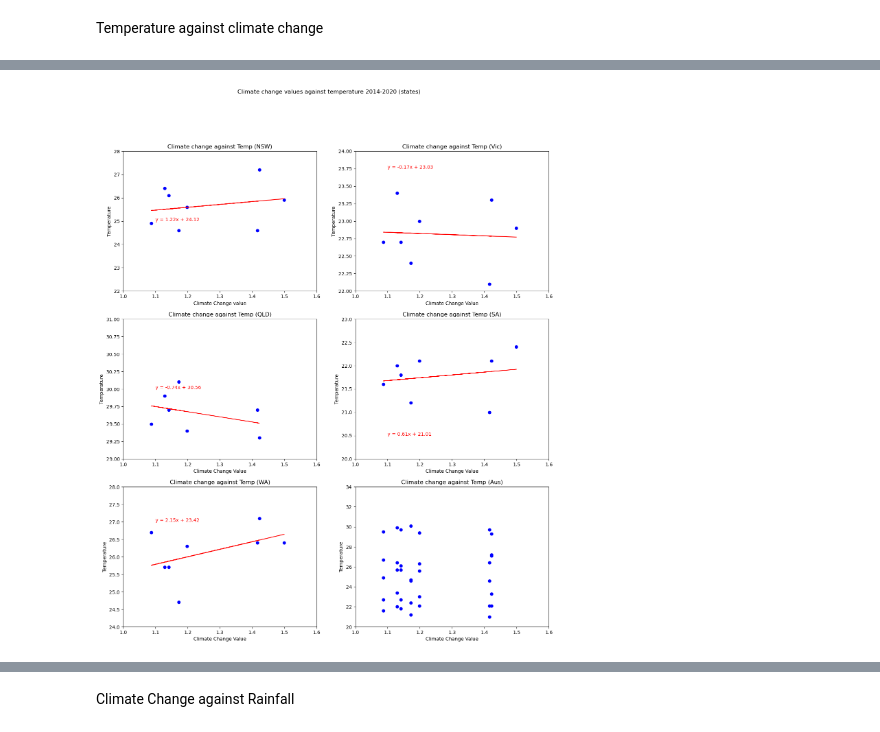
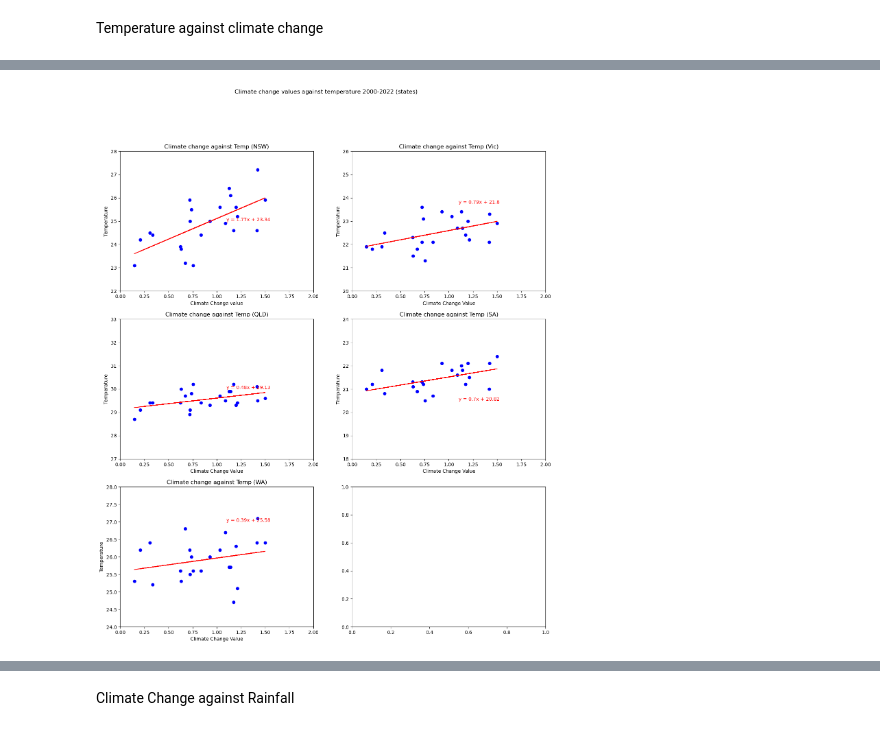
Before and after one commit to B-osborne1/project-one, a Jupyter notebook: project_main_script.ipynb, the cells around one changed output, grey strips where cells are left out. Saved outputs shown, nothing was run; the diff lists cells and outputs as text; code cells hidden in the pictures.

Commit message:
Finished graphing

```diff
--- a/project_main_script.ipynb
+++ b/project_main_script.ipynb
@@ -329,11 +574,11 @@ Name: 1990, dtype: float64
 climate_change_new_2017 = climate_change_2017[["2017-18","2018-19","2019-20","2020-21", "2021-22","2022-23", "2023-24"]]
 climate_change_new_2017 = climate_change_new_2017.T
 climate_change_new_2017 = climate_change_new_2017.rename(columns= {66:"Climate Change Value"})
-climate_change_new_2017.head()
+
 
 climate_change_new_1990 = climate_change_1990[["1990","1991","1992","1993","1994","1995","1996","1997","1998","1999","2000",
                                                "2001", "2002", "2003", "2004", "2005", "2006", "2007", "2008", "2009", "2010",
-                                               "2011", "2012", "2013", "2014", "2015", "2016", "2017", "2018", "2019", "2020"]] #"2021","2022"]]
+                                               "2011", "2012", "2013", "2014", "2015", "2016", "2017", "2018", "2019", "2020","2021","2022"]]
 climate_change_new_1990 = climate_change_new_1990.T
 climate_change_new_1990 = climate_change_new_1990.rename(columns= {66:"Climate Change Value"})
 
@@ -527,0 +593,8 @@ TypeError: ufunc 'divide' not supported for the input types, and the inputs coul
+# %%
+climate_change_new_2017["Year"] = climate_change_new_2017.index
+climate_change_new_2017 = climate_change_new_2017.reset_index(drop=True)
+climate_change_new_2017.head()
+
+climate_change_new_1990["Year"] = climate_change_new_1990.index
+climate_change_new_1990 = climate_change_new_1990.reset_index(drop=True)
+climate_change_new_1990.head()
@@ -585,12 +830,12 @@ KeyError: '2013'
 Temperature against climate change
 # %%
 climate_change_new_1990['Year'] = climate_change_new_1990['Year'].astype(float)
-climate_2013 = climate_change_new_1990.loc[climate_change_new_1990["Year"] > 2012]
+climate_2000 = climate_change_new_1990.loc[climate_change_new_1990["Year"] > 1999]
 # %%
-climate_2013['Year'] = climate_2013['Year'].astype(int)
+climate_2000['Year'] = climate_2000['Year'].astype(int)
 
-cc_weather = pd.merge(climate_2013, city_temp, how='left', on='Year')
-qld_cc_weather = cc_weather.dropna()
+cc_weather = pd.merge(climate_2000, temp_df_2000, how='left', on='Year')
+cc_weather.head()
 # %% [output]
 A value is trying to be set on a copy of a slice from a DataFrame.
 Try using .loc[row_indexer,col_indexer] = value instead
@@ -601,22 +852,22 @@ See the caveats in the documentation: https://pandas.pydata.org/pandas-docs/stab
 
 # Creating a multi plot with three rows and two columns
 fig, axs = plt.subplots(3, 2)
-fig.suptitle('Climate change values against temperature 2014-2020 (states)')
+fig.suptitle('Climate change values against temperature 2000-2022 (states)')
 fig.set_figheight(18)
 fig.set_figwidth(16)
 
 # NSW graph
 # Creating a scatter graph with the year as the x value and yield as the y value
-axs[0,0].scatter(cc_weather['Climate Change Value'], cc_weather['Dubbo Average'], c='blue', cmap="viridis")
+axs[0,0].scatter(cc_weather['Climate Change Value'], cc_weather['NSW Annual Max Mean Temp'], c='blue')
 axs[0,0].set_title('Climate change against Temp (NSW)')
 axs[0,0].set_ylabel('Temperature')
 axs[0,0].set_xlabel('Climate Change value')
-axs[0,0].set_xlim(1, 1.6)
+axs[0,0].set_xlim(0, 2)
 axs[0,0].set_ylim(22, 28)
 
 # NSW linear regression
 nsw_x_values = cc_weather['Climate Change Value']
-nsw_y_values = cc_weather['Dubbo Average']
+nsw_y_values = cc_weather['NSW Annual Max Mean Temp']
 (nsw_slope, nsw_intercept, nsw_rvalue, nsw_pvalue, nsw_stderr) = st.linregress(nsw_x_values, nsw_y_values)
 nsw_regress = nsw_x_values * nsw_slope + nsw_intercept
 axs[0,0].annotate(f"y = {round(nsw_slope,2)}x + {round(nsw_intercept,2)}", xy=(1.1,25), xycoords='data', color='red')
@@ -625,16 +876,16 @@ axs[0,0].plot(nsw_x_values,nsw_regress,"r-")
 #------
 
 # VIC graph
-axs[0,1].scatter(cc_weather['Climate Change Value'], cc_weather['Wangaratta Average'], c='blue', cmap="viridis")
+axs[0,1].scatter(cc_weather['Climate Change Value'], cc_weather['VIC Annual Max Mean Temp'], c='blue')
 axs[0,1].set_title('Climate change against Temp (Vic)')
 axs[0,1].set_ylabel('Temperature')
 axs[0,1].set_xlabel('Climate Change Value')
-axs[0,1].set_xlim(1, 1.6)
-axs[0,1].set_ylim(22, 24)
+axs[0,1].set_xlim(0, 2)
+axs[0,1].set_ylim(20, 26)
 
 # VIC linear regression
 vic_x_values = cc_weather['Climate Change Value']
-vic_y_values = cc_weather['Wangaratta Average']
+vic_y_values = cc_weather['VIC Annual Max Mean Temp']
 (vic_slope, vic_intercept, vic_rvalue, vic_pvalue, vic_stderr) = st.linregress(vic_x_values, vic_y_values)
 vic_regress = vic_x_values * vic_slope + vic_intercept
 axs[0,1].annotate(f"y = {round(vic_slope,2)}x + {round(vic_intercept,2)}", xy=(1.1,23.75), xycoords='data', color='red')
@@ -643,16 +894,16 @@ axs[0,1].plot(vic_x_values,vic_regress,"r-")
 
 #------
 # QLD graph
-axs[1,0].scatter(qld_cc_weather['Climate Change Value'], qld_cc_weather['Cairns Average'], c='blue', cmap="viridis")
+axs[1,0].scatter(cc_weather['Climate Change Value'], cc_weather['QL Annual Max Mean Temp'], c='blue')
 axs[1,0].set_title('Climate change against Temp (QLD)')
 axs[1,0].set_ylabel('Temperature')
 axs[1,0].set_xlabel('Climate Change Value')
-axs[1,0].set_xlim(1, 1.6)
-axs[1,0].set_ylim(29, 31)
+axs[1,0].set_xlim(0, 2)
+axs[1,0].set_ylim(27, 33)
 
 # QLD linear regression (uncomment the section below once fixed)
-qld_x_values = qld_cc_weather['Climate Change Value']
-qld_y_values = qld_cc_weather['Cairns Average']
+qld_x_values = cc_weather['Climate Change Value']
+qld_y_values = cc_weather['QL Annual Max Mean Temp']
 (qld_slope, qld_intercept, qld_rvalue, qld_pvalue, qld_stderr) = st.linregress(qld_x_values, qld_y_values)
 qld_regress = qld_x_values * qld_slope + qld_intercept
 axs[1,0].annotate(f"y = {round(qld_slope,2)}x + {round(qld_intercept,2)}", xy=(1.1,30), xycoords='data', color='red')
@@ -661,16 +912,16 @@ axs[1,0].plot(qld_x_values,qld_regress,"r-")
 
 #------
 # SA graph
-axs[1,1].scatter(cc_weather['Climate Change Value'], cc_weather['Coffin Bay Average'], c='blue', cmap="viridis")
+axs[1,1].scatter(cc_weather['Climate Change Value'], cc_weather['SA Annual Max Mean Temp'], c='blue')
 axs[1,1].set_title('Climate change against Temp (SA)')
 axs[1,1].set_ylabel('Temperature')
 axs[1,1].set_xlabel('Climate Change Value')
-axs[1,1].set_xlim(1, 1.6)
-axs[1,1].set_ylim(20, 23)
+axs[1,1].set_xlim(0, 2)
+axs[1,1].set_ylim(18, 24)
 
 # SA linear regression (uncomment the section below once fixed)
 sa_x_values = cc_weather['Climate Change Value']
-sa_y_values = cc_weather['Coffin Bay Average']
+sa_y_values = cc_weather['SA Annual Max Mean Temp']
 (sa_slope, sa_intercept, sa_rvalue, sa_pvalue, sa_stderr) = st.linregress(sa_x_values, sa_y_values)
 sa_regress = sa_x_values * sa_slope + sa_intercept
 axs[1,1].annotate(f"y = {round(sa_slope,2)}x + {round(sa_intercept,2)}", xy=(1.1,20.5), xycoords='data', color='red')
@@ -679,35 +930,18 @@ axs[1,1].plot(sa_x_values,sa_regress,"r-")
 #------
 
 # WA graph
-axs[2,0].scatter(cc_weather['Climate Change Value'], cc_weather['Northam Average'], c='blue', cmap="viridis")
+axs[2,0].scatter(cc_weather['Climate Change Value'], cc_weather['WA Annual Max Mean Temp'], c='blue')
 axs[2,0].set_title('Climate change against Temp (WA)')
 axs[2,0].set_ylabel('Temperature')
 axs[2,0].set_xlabel('Climate Change Value')
-axs[2,0].set_xlim(1, 1.6)
+axs[2,0].set_xlim(0, 2)
 axs[2,0].set_ylim(24, 28)
 
 # linear regression (uncomment the section below once fixed)
 wa_x_values = cc_weather['Climate Change Value']
-wa_y_values = cc_weather['Northam Average']
+wa_y_values = cc_weather['WA Annual Max Mean Temp']
 (wa_slope, wa_intercept, wa_rvalue, wa_pvalue, wa_stderr) = st.linregress(wa_x_values, wa_y_values)
 wa_regress = wa_x_values * wa_slope + wa_intercept
 axs[2,0].annotate(f"y = {round(wa_slope,2)}x + {round(wa_intercept,2)}", xy=(1.1,27), xycoords='data', color='red')
 axs[2,0].plot(wa_x_values,wa_regress,"r-")
-
-#-------
-#Australia
-axs[2,1].scatter([qld_cc_weather['Climate Change Value'],qld_cc_weather['Climate Change Value'],qld_cc_weather['Climate Change Value'],qld_cc_weather['Climate Change Value'],qld_cc_weather['Climate Change Value']],
-                 [qld_cc_weather['Dubbo Average'], qld_cc_weather['Wangaratta Average'], qld_cc_weather['Coffin Bay Average'], qld_cc_weather['Cairns Average'], qld_cc_weather['Northam Average']], c='blue', cmap="viridis")
-axs[2,1].set_title('Climate change against Temp (Aus)')
-axs[2,1].set_ylabel('Temperature')
-axs[2,1].set_xlabel('Climate Change Value')
-axs[2,1].set_xlim(1, 1.6)
-axs[2,1].set_ylim(20, 34)
-
-aus_x_values = [qld_cc_weather['Climate Change Value'],qld_cc_weather['Climate Change Value'],qld_cc_weather['Climate Change Value'],qld_cc_weather['Climate Change Value'],qld_cc_weather['Climate Change Value']]
-aus_y_values = [qld_cc_weather['Dubbo Average'], qld_cc_weather['Wangaratta Average'], qld_cc_weather['Coffin Bay Average'], qld_cc_weather['Cairns Average'], qld_cc_weather['Northam Average']]
-(aus_slope, aus_intercept, aus_rvalue, aus_pvalue, aus_stderr) = st.linregress(aus_x_values, aus_y_values)
-aus_regress = aus_x_values * aus_slope + aus_intercept
-axs[2,1].annotate(f"y = {round(wa_slope,2)}x + {round(wa_intercept,2)}", xy=(1.1,27), xycoords='data', color='red')
-axs[2,1].plot(year_range,aus_regress,"r-")
 # %% [output]
@@ -715 +949 @@ ValueError: too many values to unpack (expected 4)
-[figure, old version]
+[figure, new version]
```
Also changed, not shown: parts of 46 cells of this notebook.
